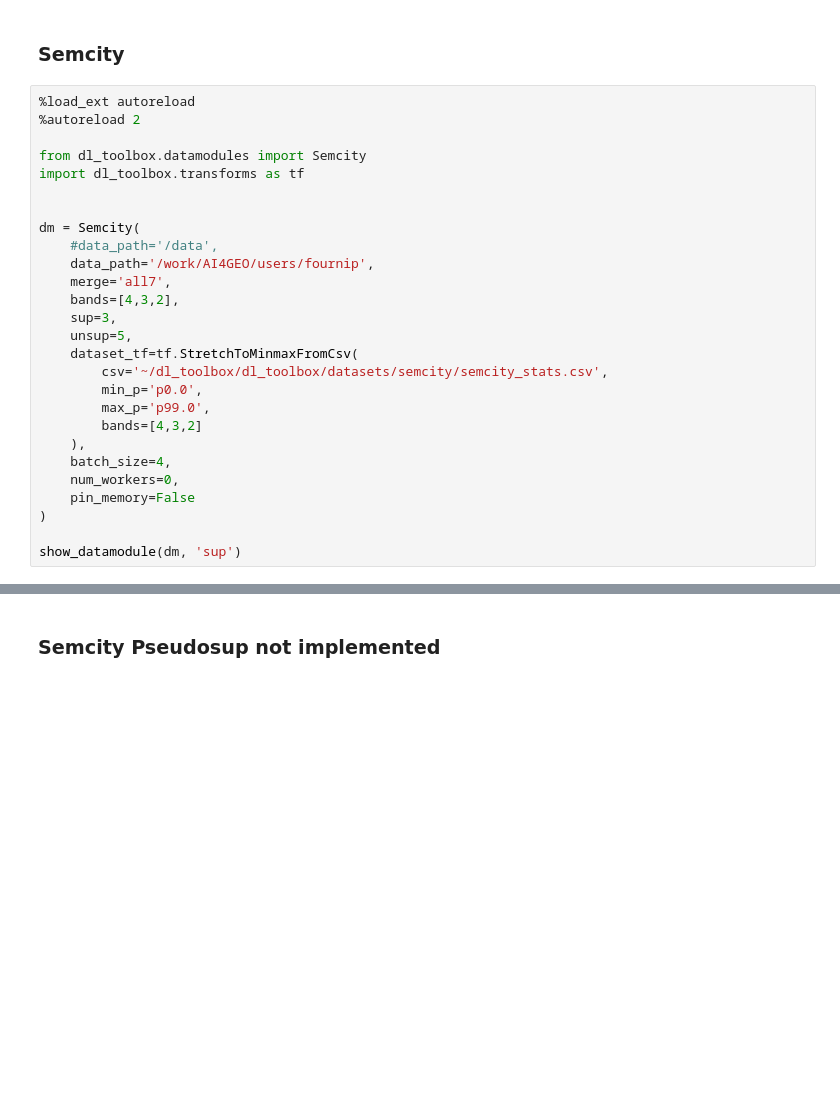
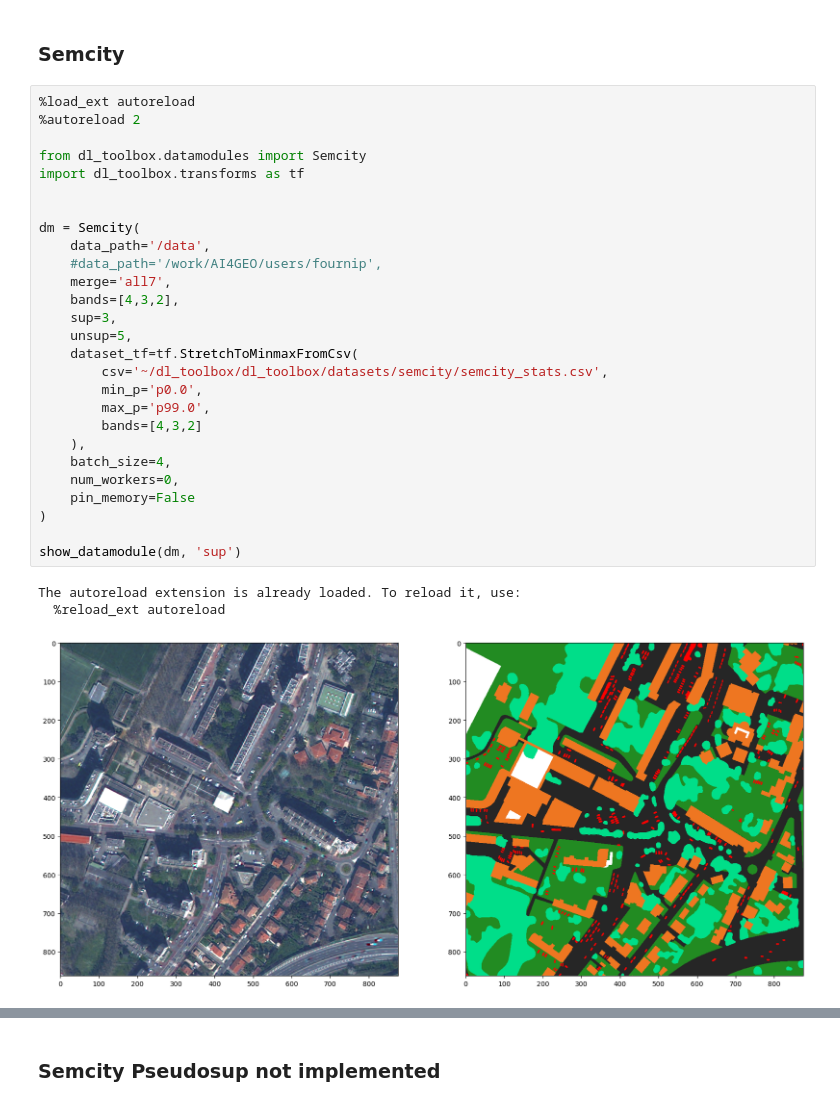
Before and after one commit to psFournier/dl_toolbox, a Jupyter notebook: dl_toolbox/datamodules/test_datamodules.ipynb, the cells around one changed output, grey strips where cells are left out. Drawn from its saved outputs; the diff is of its cells as text; blank space fills up the shorter version.

```diff
--- a/dl_toolbox/datamodules/test_datamodules.ipynb
+++ b/dl_toolbox/datamodules/test_datamodules.ipynb
@@ -203,27 +203,31 @@ for i, batch in enumerate(train_dl):
 # %%
 %load_ext autoreload
 %autoreload 2
 
 from dl_toolbox.datamodules import Semcity
 import dl_toolbox.transforms as tf
 
 
 dm = Semcity(
-    #data_path='/data',
-    data_path='/work/AI4GEO/users/fournip',
+    data_path='/data',
+    #data_path='/work/AI4GEO/users/fournip',
     merge='all7',
     bands=[4,3,2],
     sup=3,
     unsup=5,
     dataset_tf=tf.StretchToMinmaxFromCsv(
         csv='~/dl_toolbox/dl_toolbox/datasets/semcity/semcity_stats.csv',
         min_p='p0.0',
         max_p='p99.0',
         bands=[4,3,2]
     ),
     batch_size=4,
     num_workers=0,
     pin_memory=False
 )
 
 show_datamodule(dm, 'sup')
+# %% [output]
+The autoreload extension is already loaded. To reload it, use:
+  %reload_ext autoreload
+[figure, added]
```
Also changed, not shown: parts of 1 cell of this notebook, 28 other files.
